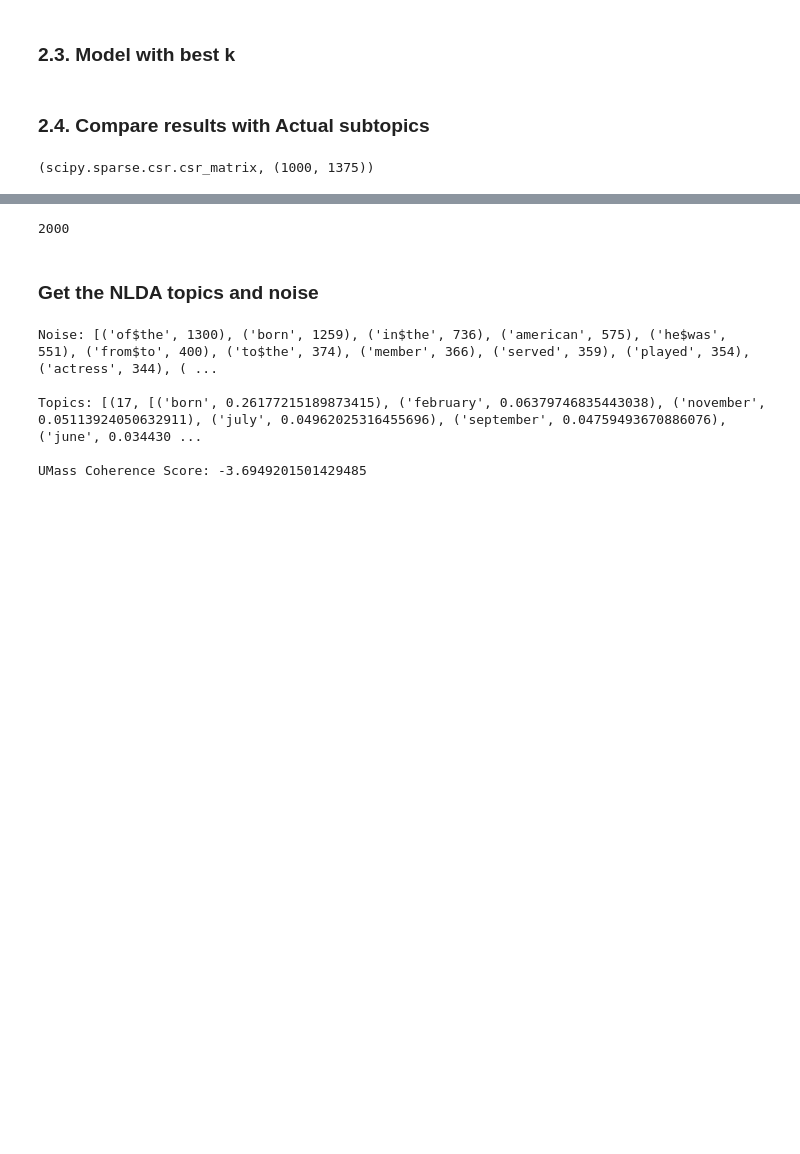
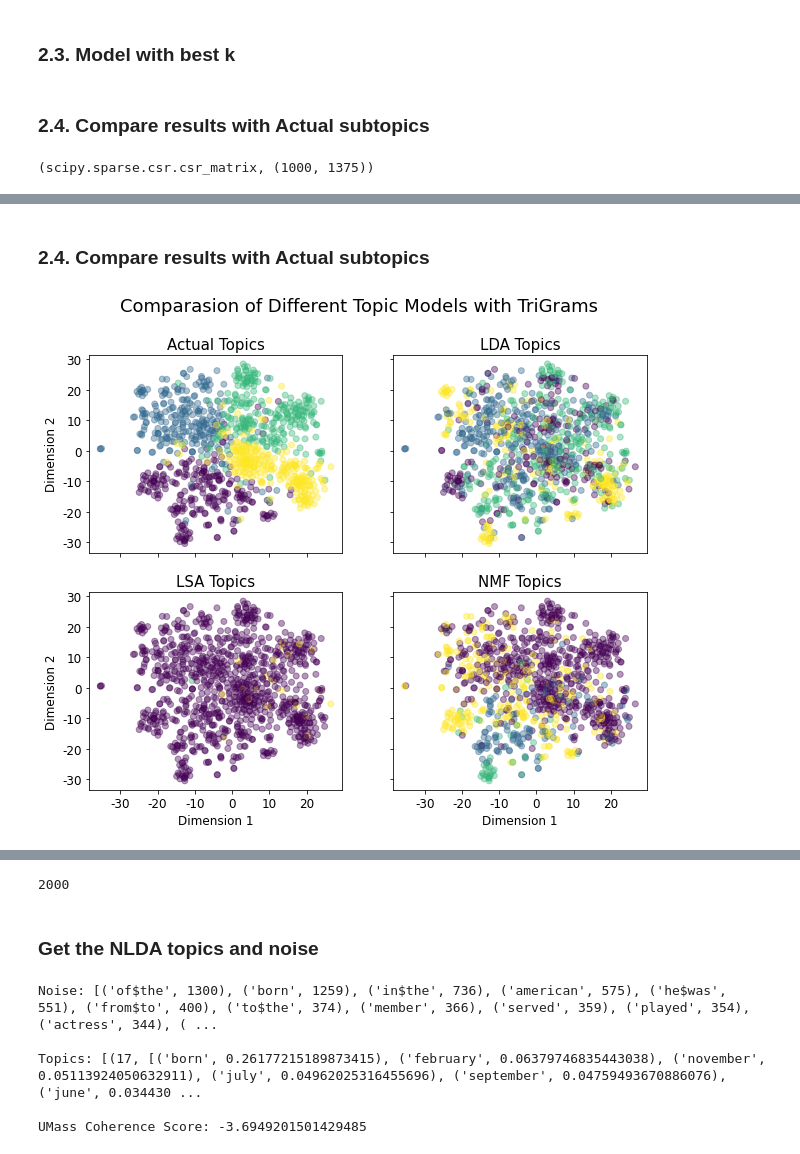
Before and after one commit to NeilChenccc/Optimization-Topic-Modeling, a Jupyter notebook: Project_Source_Code.ipynb, the cells around one changed output, grey strips where cells are left out. Saved outputs shown, nothing was run; the diff lists cells and outputs as text; code cells hidden in the pictures; blank space fills up the shorter version.

```diff
--- a/Project_Source_Code.ipynb
+++ b/Project_Source_Code.ipynb
@@ -204,0 +218,41 @@ plt.show()
+# %%
+lda_best_tri = LdaModel(corpus = corpus_tri, num_topics = 4, id2word = dictionary_tri, random_state = 561, iterations=1000, chunksize=50)
+
+nmf_best_tri = Nmf(corpus = corpus_tri, num_topics = 4, id2word=dictionary_tri, random_state=561, w_max_iter=1000, chunksize=50)
+
+lsa_best_tri = LsiModel(corpus = corpus_tri, num_topics = 4, id2word = dictionary_tri, power_iters=3, chunksize=50)
+# %%
+lda_topic_tri = extract_topic(lda_best_tri, corpus_tri)
+# %%
+lsa_topic_tri = extract_topic(lsa_best_tri, corpus_tri)
+# %%
+nmf_topic_tri = extract_topic(nmf_best_tri, corpus_tri)
+# %% [markdown]
+### 2.4. Compare results with Actual subtopics
+# %%
+fig, axs = plt.subplots(2, 2, figsize=(10,8))
+s1 = axs[0,0].scatter(X_tsne[:,0],X_tsne[:,1], c = list(data_raw.label.map(label_map)), alpha=0.4)
+axs[0,0].set_title('Actual Topics', fontsize=15)
+s2 = axs[0,1].scatter(X_tsne[:,0],X_tsne[:,1], c = lda_topic_tri, alpha=0.4)
+axs[0,1].set_title('LDA Topics', fontsize=15)
+s3 = axs[1,0].scatter(X_tsne[:,0],X_tsne[:,1], c = lsa_topic_tri, alpha=0.4)
+axs[1,0].set_title('LSA Topics', fontsize=15)
+s4 = axs[1,1].scatter(X_tsne[:,0],X_tsne[:,1], c = nmf_topic_tri, alpha=0.4)
+axs[1,1].set_title('NMF Topics', fontsize=15)
+
+for ax in axs.flat:
+    ax.set_xlabel(xlabel='Dimension 1', fontsize=12)
+    ax.set_ylabel(ylabel='Dimension 2', fontsize=12)
+    ax.set_xticklabels(range(-40,21,10),fontsize=12)
+    ax.set_yticklabels(range(-40,31,10), fontsize=12)
+
+# Hide x labels and tick labels for top plots and y ticks for right plots.
+for ax in axs.flat:
+    ax.label_outer()
+
+fig.suptitle("Comparasion of Different Topic Models with TriGrams", fontsize=18)
+#fig.legend(s1.legend_elements()[0],s2.legend_elements()[1], loc="center right", title="Topics", title_fontsize=15, fontsize=12)
+plt.savefig("visualization/scatter_n_grams.png", dpi=300)
+plt.show()
+# %% [output]
+[figure, added]
```
Also changed, not shown: parts of 41 cells of this notebook, 9 other files.
